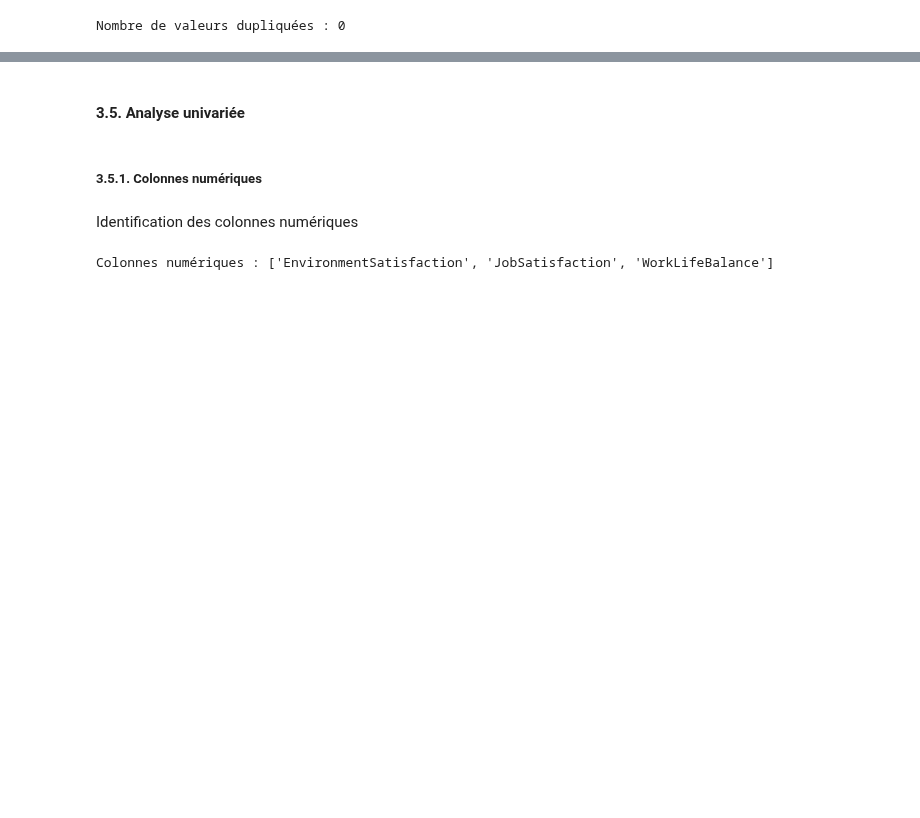
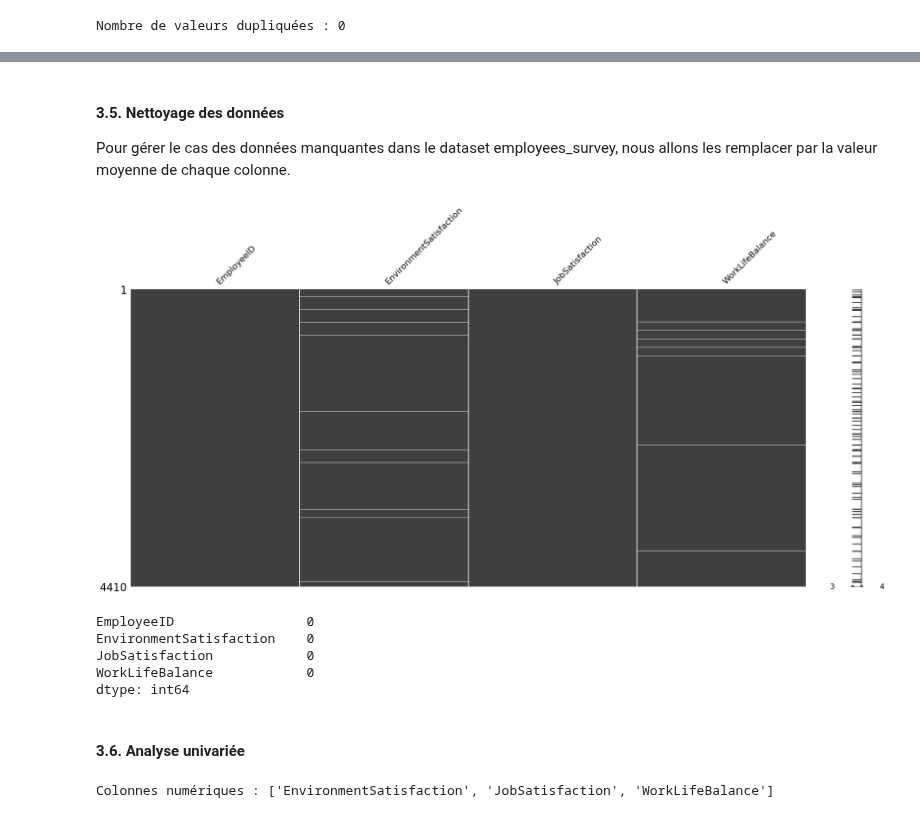
Before and after one commit to warren-gaure/projet-ia, a Jupyter notebook: notebooks/testing.ipynb, the cells around one changed output, grey strips where cells are left out. Saved outputs shown, nothing was run; the diff lists cells and outputs as text; code cells hidden in the pictures; blank space fills up the shorter version.

Commit message:
EDA pour le premier dataset terminée

```diff
--- a/notebooks/testing.ipynb
+++ b/notebooks/testing.ipynb
@@ -102,7 +143,25 @@ Nombre de valeurs dupliquées : 0
+# %% [markdown]
+#### 3.5. Nettoyage des données
+
+Pour gérer le cas des données manquantes dans le dataset employees_survey, nous allons les remplacer par la valeur moyenne de chaque colonne.
+# %%
+# Visualisation des données manquantes
+msno.matrix(employees_survey)
+plt.show()
+
+# Identification des colonnes numériques
+numerical_columns = employees_survey.select_dtypes(include=['int64', 'float64']).columns
+employees_survey[numerical_columns] = employees_survey[numerical_columns].fillna(employees_survey[numerical_columns].mean())
+
+# Visualisation des données manquantes après remplacement
+print(employees_survey.isnull().sum())
+# %% [output]
+[figure, added]
+EmployeeID                 0
+EnvironmentSatisfaction    0
+JobSatisfaction            0
+WorkLifeBalance            0
+dtype: int64
 # %% [markdown]
-#### 3.5. Analyse univariée
+#### 3.6. Analyse univariée
-# %% [markdown]
-##### 3.5.1. Colonnes numériques
-# %% [markdown]
-Identification des colonnes numériques
 # %%
```
Also changed, not shown: parts of 23 cells of this notebook.
